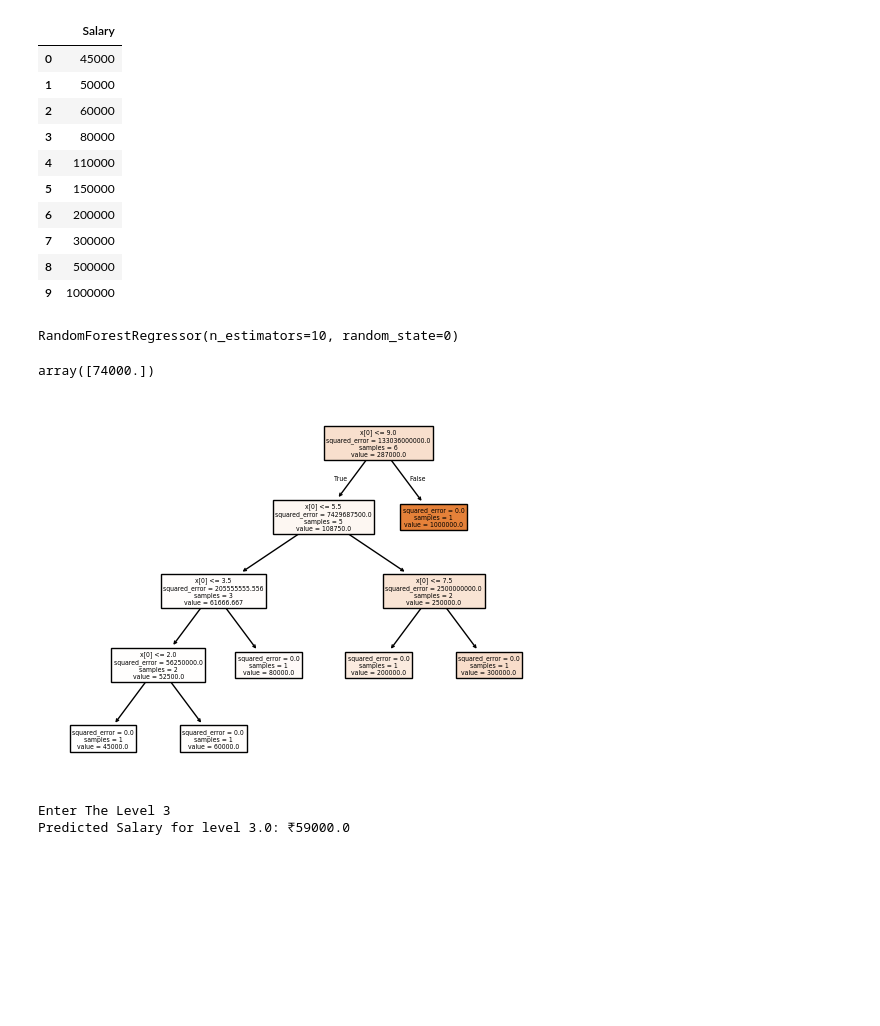
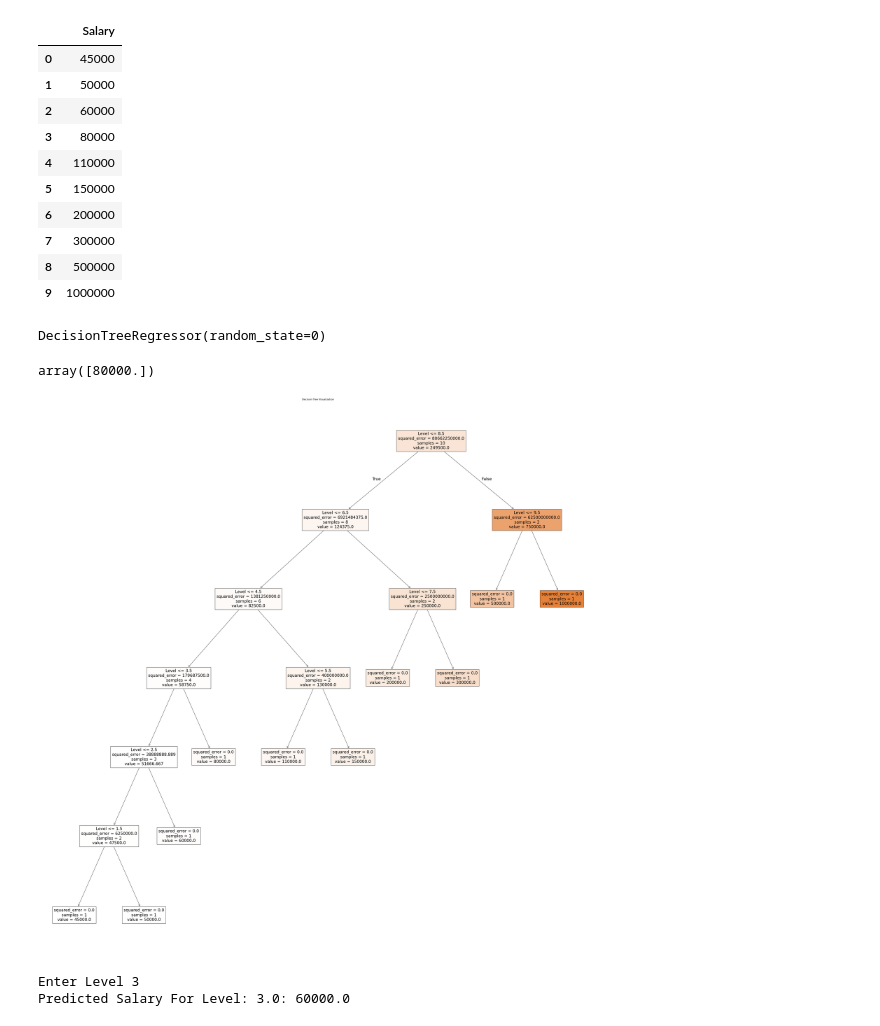
Before and after one commit to Shruti0106/Shruti-Khandagale, a Jupyter notebook: Implementation.ipynb, the cells around one changed output. Cells and saved outputs as stored; diff of their text form; code cells hidden in the pictures; blank space fills up the shorter version.

Commit message:
Add files via upload
DECISION TREE REGRESSION

```diff
--- a/Implementation.ipynb
+++ b/Implementation.ipynb
@@ -55,37 +54,36 @@ y
 | 8 | 500000 |
 | 9 | 1000000 |
 # %%
-# Fitting Random forest regression model
+# Fitting Decision Tree Regression Model
 
-from sklearn.ensemble import RandomForestRegressor
-reg = RandomForestRegressor(n_estimators = 10, random_state = 0)
+from sklearn.tree import DecisionTreeRegressor, plot_tree
+reg = DecisionTreeRegressor(random_state = 0)
 reg.fit(x,y)
 # %% [output]
-RandomForestRegressor(n_estimators=10, random_state=0)
+DecisionTreeRegressor(random_state=0)
 # %%
-# Prediction
+# Predict for my input
 
-myinput = pd.DataFrame(data = [[4]], columns = ['Level'])
+myinput = pd.DataFrame(data=[[4]], columns = ['Level'])
 reg.predict(myinput)
 # %% [output]
-array([74000.])
+array([80000.])
-# %%
-# Visualize RFR tree
-
-from sklearn.tree import plot_tree
-plot_tree(reg.estimators_[0], filled = True)
-plt.show()
-# %% [output]
-[figure, removed]
+# %%
+# Visualization
+
+plt.figure(figsize = (50,50))           # set size of figure
+plot_tree(reg, feature_names = ['Level'], filled = True)
+plt.title('Decision Tree Visualization')
+plt.show()
+# %% [output]
+[figure, added]
 # %%
-# predict for userinput
+# For user input
 
-level = float(input("Enter The Level"))
-
-userinput = pd.DataFrame(data = [[level]], columns = [['Level']])
-result = reg.predict(userinput)
-
-print(f"Predicted Salary for level {level}: ₹{result[0]}")
+level = float(input('Enter Level'))
+myinput = pd.DataFrame(data=[[level]], columns=['Level'])
+result = reg.predict(myinput)
+print(f"Predicted Salary For Level: {level}: {result[0]}")
 # %% [output]
-Enter The Level 3
-Predicted Salary for level 3.0: ₹59000.0
+Enter Level 3
+Predicted Salary For Level: 3.0: 60000.0
```
Also changed, not shown: parts of 3 cells of this notebook.
